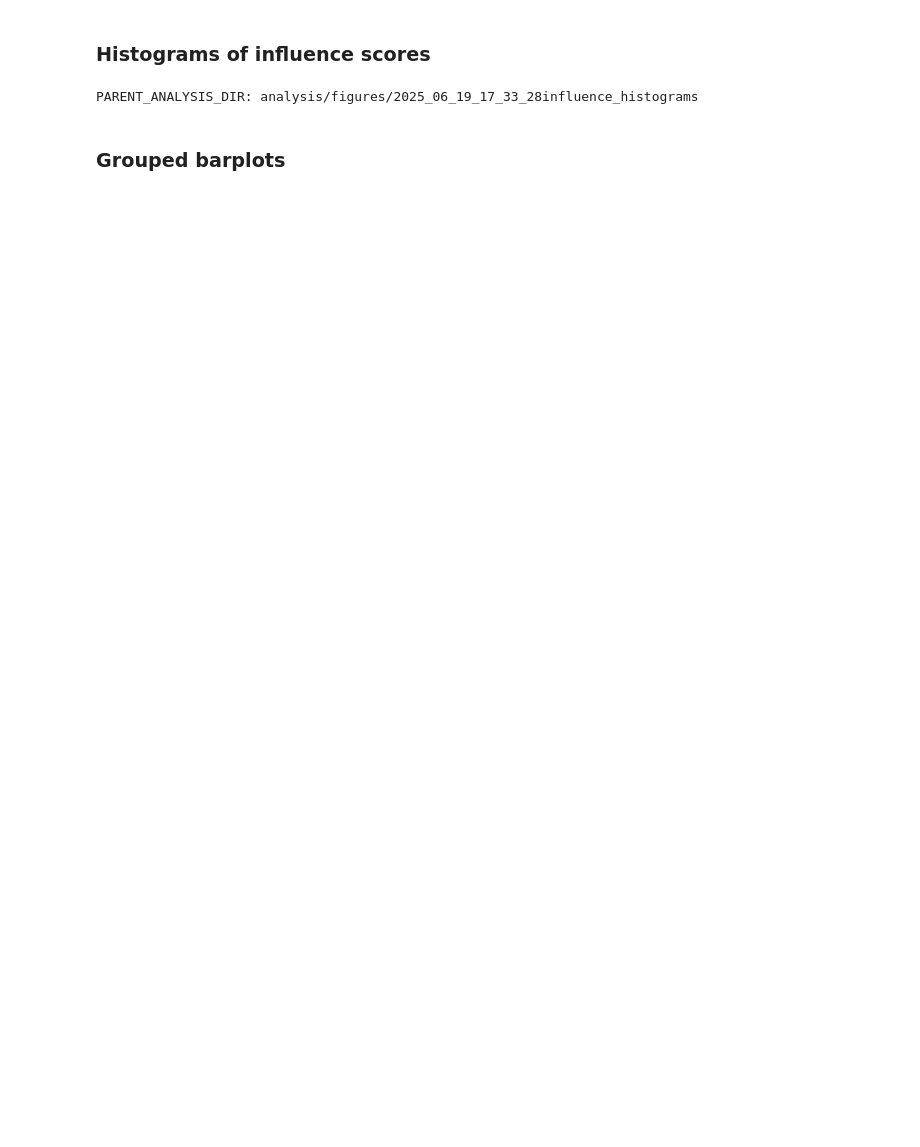
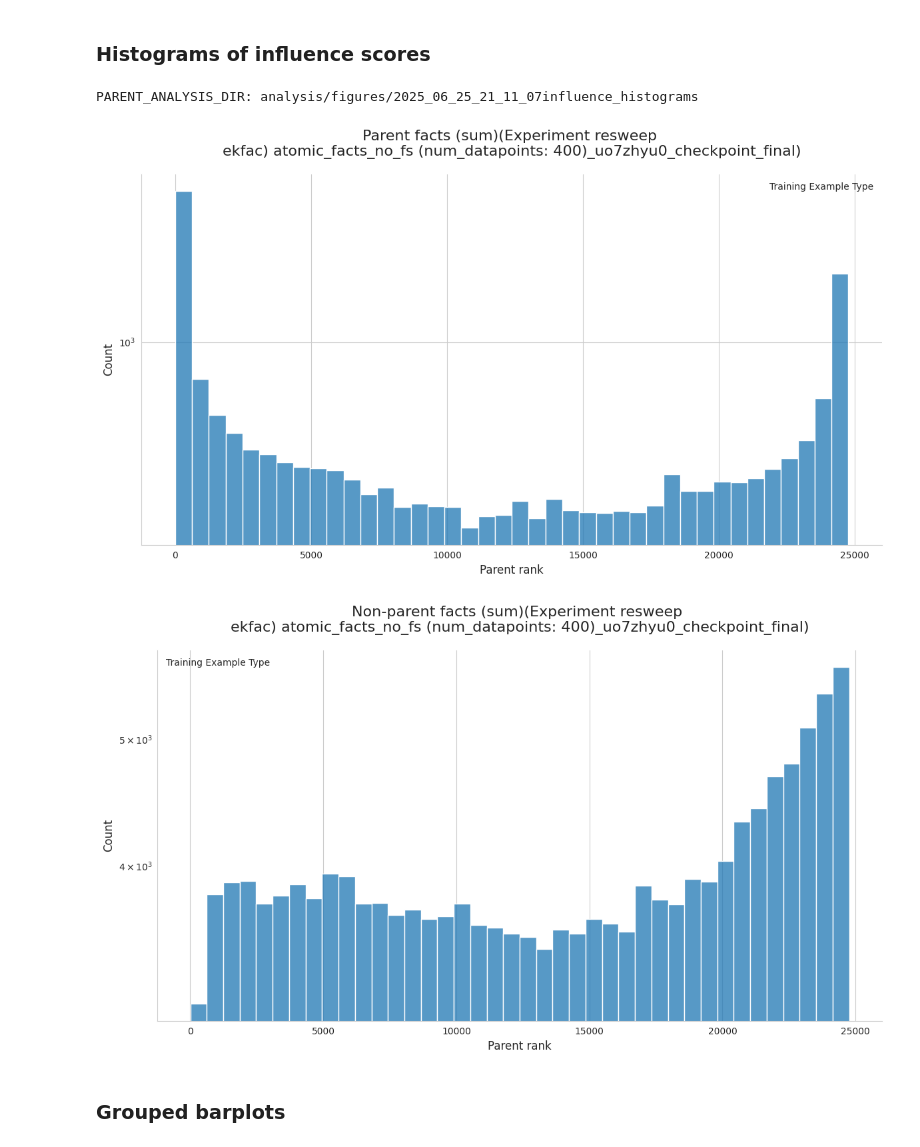
Before and after one commit to levmckinney/malign-influence, a Jupyter notebook: analysis/extractive_structures.ipynb, the cells around one changed output. Cells and saved outputs as stored; diff of their text form; code cells hidden in the pictures; blank space fills up the shorter version.

```diff
--- a/analysis/extractive_structures.ipynb
+++ b/analysis/extractive_structures.ipynb
@@ -2133,36 +2077,37 @@ for (scores_df, train_dataset_by_document, experiment_name_parent,
         tokenizer_list,
         if_experiment_log_list,
         training_experiment_log_list
     ):
     if_args = InfluenceArgs.model_validate(if_experiment_log.args)
-    if not((if_args.sweep_id == "gMtNt") and ("final" in if_args.checkpoint_name)):
-        continue
+
     bin_width = max(1, int(len(train_dataset_by_document) / 40)) # type: ignore
     for reduction_for_plots in ["sum"]:
         for lower_bound_on_query_prob in [None]:
 
             experiment_name = experiment_name_parent + "_" + if_experiment_log.log_dict["run_id"] + "_" + if_args.checkpoint_name
 
             if MAX_STD_DEV_OF_PRETRAIN_DOC_LENGTH is not None:
                 pretain_doc_lengths = [len(input_ids) for input_ids,type in zip(train_dataset_by_document["input_ids"], train_dataset_by_document["type"]) if type == "pretraining_document"]
                 std_dev = np.std(pretain_doc_lengths)
                 mn = np.mean(pretain_doc_lengths)
                 ids_to_keep = [id for id,type,input_ids in zip(train_dataset_by_document["id"], train_dataset_by_document["type"],train_dataset_by_document["input_ids"]) if type != "pretraining_document" or (len(input_ids) < mn + MAX_STD_DEV_OF_PRETRAIN_DOC_LENGTH * std_dev)] # type: ignore
             else:
                 ids_to_keep = [id for id in train_dataset_by_document["id"]]
 
             analysis_dir = PARENT_ANALYSIS_DIR / (experiment_name).replace("\n", "_")
             analysis_dir.mkdir(parents=True, exist_ok=True)
 
             plot_parent_rank_histogram(scores_df=scores_df, train_dataset=train_dataset_by_document, query_dataset=test_dataset, title=f"Parent facts ({reduction_for_plots})({experiment_name})",xlabel="Parent rank", ylabel="Count",bin_width=bin_width,analysis_dir=analysis_dir)
             plot_parent_rank_histogram(scores_df=scores_df, train_dataset=train_dataset_by_document, query_dataset=test_dataset, non_parents_instead_of_parents=True,title=f"Non-parent facts ({reduction_for_plots})({experiment_name})",xlabel="Parent rank", ylabel="Count",bin_width=bin_width, analysis_dir=analysis_dir)
 
             output_pdf_dict_top_docs = output_top_influence_documents_html(tokenizer=tokenizer,scores_df=scores_df, train_dataset=train_dataset_by_document, query_dataset=test_dataset, prob_vector=probabilities, n_queries=10, n_train=20, plot_bottom_instead=False, ids_to_keep=ids_to_keep)
             for key, html_page in output_pdf_dict_top_docs.items():
                 with open(analysis_dir / f"{key}.html", "w") as f:
                     f.write(html_page)
 # %% [output]
-PARENT_ANALYSIS_DIR: analysis/figures/2025_06_19_17_33_28influence_histograms
+PARENT_ANALYSIS_DIR: analysis/figures/2025_06_25_21_11_07influence_histograms
+[figure, added]
+[figure, added]
 # %% [markdown]
 ### Grouped barplots
 # %%
```
Also changed, not shown: parts of 3 cells of this notebook, 1 other file.
